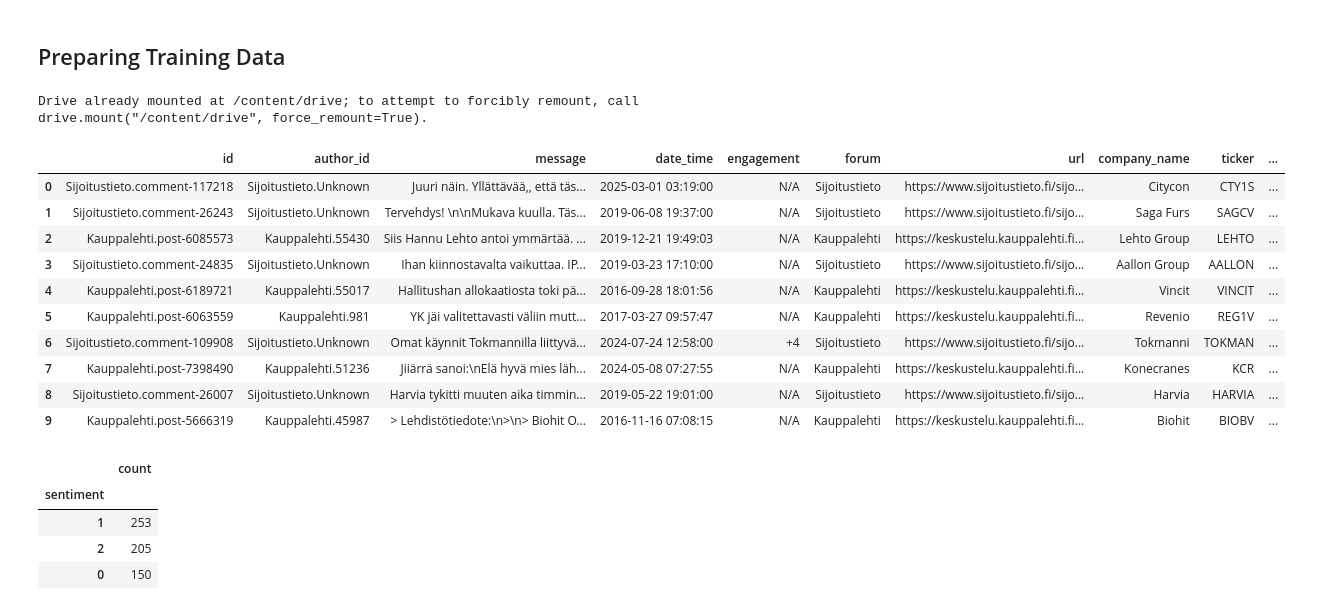
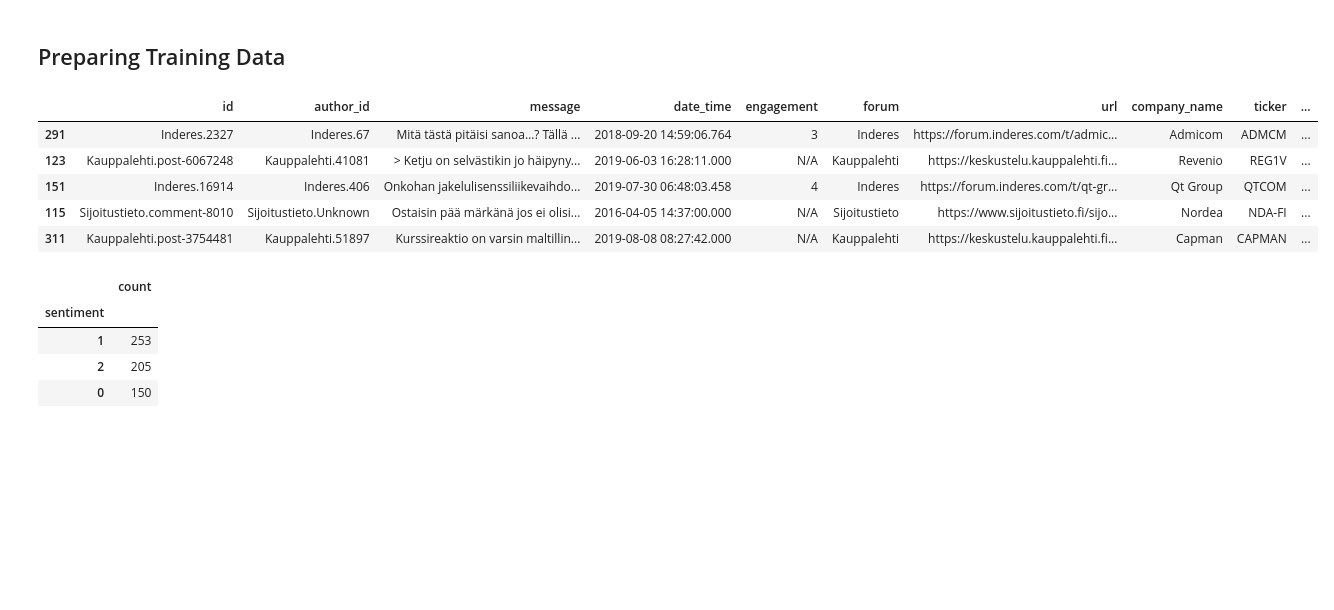
Before and after one commit to shakunage/thesis-work, a Jupyter notebook: sentiment/predict_labeled_xlmroberta10000finnsentiment.ipynb, the cells around one changed output. Cells and saved outputs as stored; diff of their text form; code cells hidden in the pictures; blank space fills up the shorter version.

```diff
--- a/sentiment/predict_labeled_xlmroberta10000finnsentiment.ipynb
+++ b/sentiment/predict_labeled_xlmroberta10000finnsentiment.ipynb
@@ -72,29 +134,19 @@ You are using a high-RAM runtime!
 # %% [markdown]
 ## Preparing Training Data
-# %%
-from google.colab import drive
-drive.mount('/content/drive')
-# %% [output]
-Drive already mounted at /content/drive; to attempt to forcibly remount, call drive.mount("/content/drive", force_remount=True).
 # %%
 human_labeled_sentiment = pd.read_parquet('/content/drive/MyDrive/ColabThesisData/labeled.parquet')
 
 # Replace with your dataset loading
 ds = human_labeled_sentiment
-# %%
-ds.head(10)
-# %% [output]
-|  | id | author_id | message | date_time | engagement | forum | url | company_name | ticker | ... |
-| 0 | Sijoitustieto.comment-117218 | Sijoitustieto.Unknown | Juuri näin. Yllättävää,, että täs... | 2025-03-01 03:19:00 | N/A | Sijoitustieto | https://www.sijoitustieto.fi/sijo... | Citycon | CTY1S | ... |
-| 1 | Sijoitustieto.comment-26243 | Sijoitustieto.Unknown | Tervehdys! \n\nMukava kuulla. Täs... | 2019-06-08 19:37:00 | N/A | Sijoitustieto | https://www.sijoitustieto.fi/sijo... | Saga Furs | SAGCV | ... |
-| 2 | Kauppalehti.post-6085573 | Kauppalehti.55430 | Siis Hannu Lehto antoi ymmärtää. ... | 2019-12-21 19:49:03 | N/A | Kauppalehti | https://keskustelu.kauppalehti.fi... | Lehto Group | LEHTO | ... |
-| 3 | Sijoitustieto.comment-24835 | Sijoitustieto.Unknown | Ihan kiinnostavalta vaikuttaa. IP... | 2019-03-23 17:10:00 | N/A | Sijoitustieto | https://www.sijoitustieto.fi/sijo... | Aallon Group | AALLON | ... |
-| 4 | Kauppalehti.post-6189721 | Kauppalehti.55017 | Hallitushan allokaatiosta toki pä... | 2016-09-28 18:01:56 | N/A | Kauppalehti | https://keskustelu.kauppalehti.fi... | Vincit | VINCIT | ... |
-| 5 | Kauppalehti.post-6063559 | Kauppalehti.981 | YK jäi valitettavasti väliin mutt... | 2017-03-27 09:57:47 | N/A | Kauppalehti | https://keskustelu.kauppalehti.fi... | Revenio | REG1V | ... |
-| 6 | Sijoitustieto.comment-109908 | Sijoitustieto.Unknown | Omat käynnit Tokmannilla liittyvä... | 2024-07-24 12:58:00 | +4 | Sijoitustieto | https://www.sijoitustieto.fi/sijo... | Tokmanni | TOKMAN | ... |
-| 7 | Kauppalehti.post-7398490 | Kauppalehti.51236 | Jiiärrä sanoi:\nElä hyvä mies läh... | 2024-05-08 07:27:55 | N/A | Kauppalehti | https://keskustelu.kauppalehti.fi... | Konecranes | KCR | ... |
-| 8 | Sijoitustieto.comment-26007 | Sijoitustieto.Unknown | Harvia tykitti muuten aika timmin... | 2019-05-22 19:01:00 | N/A | Sijoitustieto | https://www.sijoitustieto.fi/sijo... | Harvia | HARVIA | ... |
-| 9 | Kauppalehti.post-5666319 | Kauppalehti.45987 | > Lehdistötiedote:\n>\n> Biohit O... | 2016-11-16 07:08:15 | N/A | Kauppalehti | https://keskustelu.kauppalehti.fi... | Biohit | BIOBV | ... |
+# %%
+ds.sample(5)
+# %% [output]
+|  | id | author_id | message | date_time | engagement | forum | url | company_name | ticker | ... |
+| 291 | Inderes.2327 | Inderes.67 | Mitä tästä pitäisi sanoa…? Tällä ... | 2018-09-20 14:59:06.764 | 3 | Inderes | https://forum.inderes.com/t/admic... | Admicom | ADMCM | ... |
+| 123 | Kauppalehti.post-6067248 | Kauppalehti.41081 | > Ketju on selvästikin jo häipyny... | 2019-06-03 16:28:11.000 | N/A | Kauppalehti | https://keskustelu.kauppalehti.fi... | Revenio | REG1V | ... |
+| 151 | Inderes.16914 | Inderes.406 | Onkohan jakelulisenssiliikevaihdo... | 2019-07-30 06:48:03.458 | 4 | Inderes | https://forum.inderes.com/t/qt-gr... | Qt Group | QTCOM | ... |
+| 115 | Sijoitustieto.comment-8010 | Sijoitustieto.Unknown | Ostaisin pää märkänä jos ei olisi... | 2016-04-05 14:37:00.000 | N/A | Sijoitustieto | https://www.sijoitustieto.fi/sijo... | Nordea | NDA-FI | ... |
+| 311 | Kauppalehti.post-3754481 | Kauppalehti.51897 | Kurssireaktio on varsin maltillin... | 2019-08-08 08:27:42.000 | N/A | Kauppalehti | https://keskustelu.kauppalehti.fi... | Capman | CAPMAN | ... |
 # %%
 ds["sentiment"].value_counts()
 # %% [output]
```
Also changed, not shown: parts of 15 cells of this notebook.
